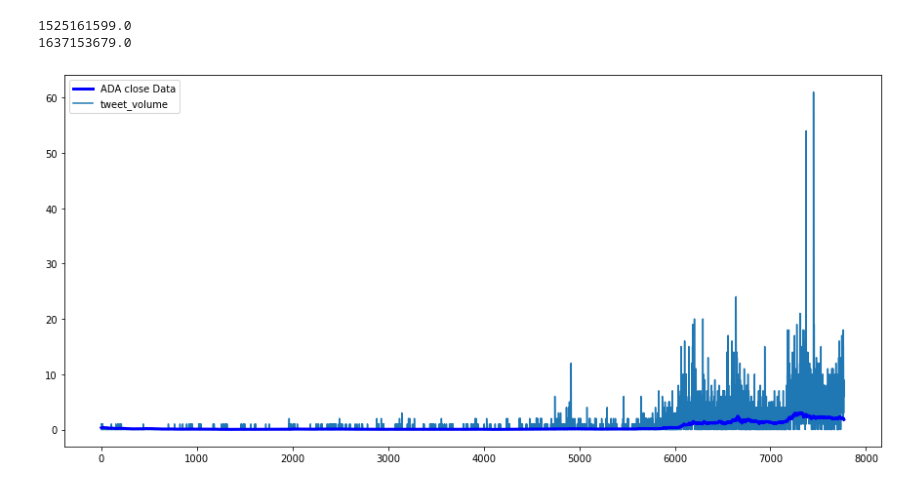
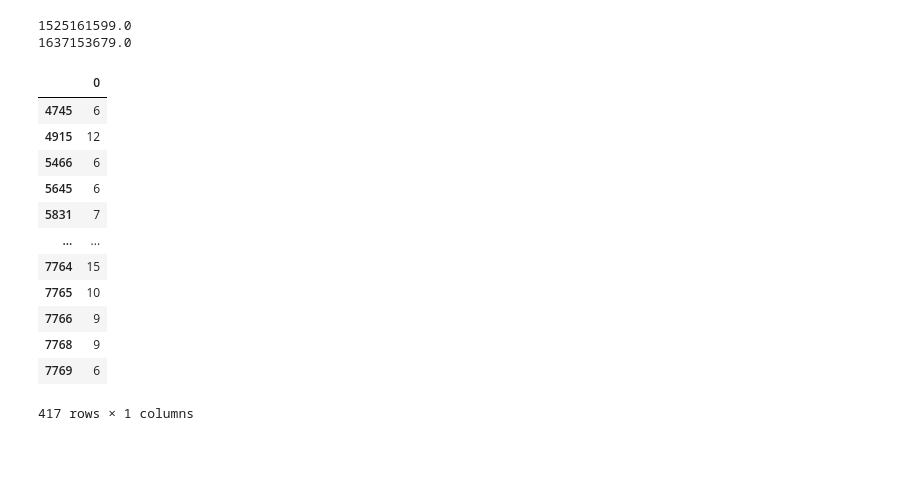
Before and after one commit to NonitMittal/crytpocurrency_price_prediction, a Jupyter notebook: webScraping/scrapping_dataProcessing.ipynb, the cells around one changed output. Drawn from its saved outputs; the diff is of its cells as text; code cells hidden in the pictures; blank space fills up the shorter version.

```diff
--- a/webScraping/scrapping_dataProcessing.ipynb
+++ b/webScraping/scrapping_dataProcessing.ipynb
@@ -386,13 +386,40 @@ for i in range(len(openTime)):
 
     tweet_count = len(tweets)
     tweet_volume.append (tweet_count)
+# %%
+tweet_volume = pd.DataFrame(tweet_volume)
+tweet_volume[tweet_volume[0] > 5]
+# %% [output]
+|  | 0 |
+| 4745 | 6 |
+| 4915 | 12 |
+| 5466 | 6 |
+| 5645 | 6 |
+| 5831 | 7 |
+| ... | ... |
+| 7764 | 15 |
+| 7765 | 10 |
+| 7766 | 9 |
+| 7768 | 9 |
+| 7769 | 6 |
+417 rows × 1 columns
 # %%
-import matplotlib.pyplot as plt
+# import matplotlib.pyplot as plt
+import plotly.graph_objects as go
 
-plt.figure(figsize=(15, 7))
-plt.plot(ADA_data.close, zorder=2, lw=3, c="b", label = "ADA close Data")
-plt.plot(tweet_volume, zorder=1, label="tweet_volume")
-plt.legend()
-plt.show()
+
+# plt.figure(figsize=(15, 7))
+# plt.plot(ADA_data.close, zorder=2, lw=3, c="b", label = "ADA close Data")
+# plt.plot(tweet_volume, zorder=1, label="tweet_volume")
+# plt.legend()
+# plt.show()
+
+fig = go.Figure()
+fig.add_trace(go.Scatter(y=tweet_volume,
+                         mode='lines',
+                         name='tweet_volume'))
+fig.add_trace(go.Scatter(y=ADA_data.close,
+                         mode='lines',
+                         name='ADA close Data'))
+fig.update_layout(template="plotly_dark", title="Original Close Data")
+fig.show()
-# %% [output]
-[figure, removed]
```
